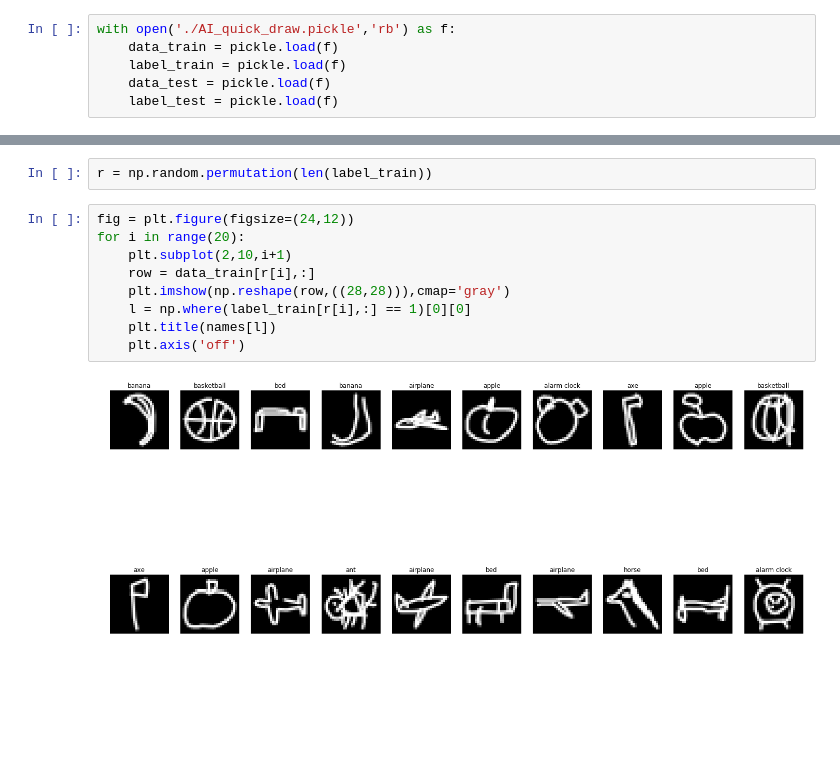
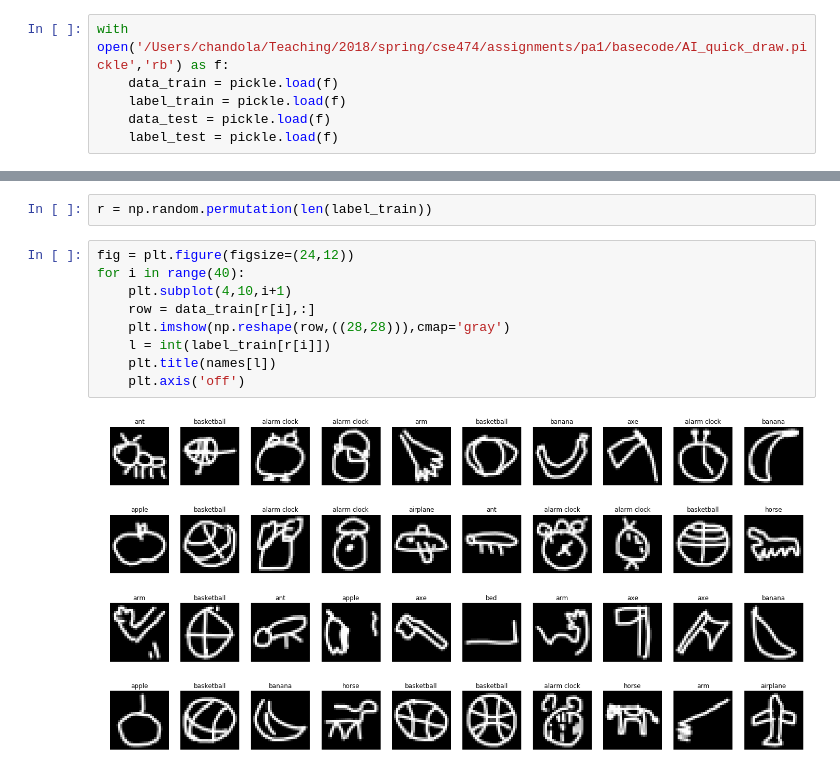
Before and after one commit to ubdsgroup/mlcourse-ub-notebooks, a Jupyter notebook: notebooks/ProgrammingAssignment1.ipynb, the cells around one changed output, grey strips where cells are left out. Cells and saved outputs as stored; diff of their text form; blank space fills up the shorter version.

Commit message:
modified reading image data

```diff
--- a/notebooks/ProgrammingAssignment1.ipynb
+++ b/notebooks/ProgrammingAssignment1.ipynb
@@ -100,7 +100,7 @@ Go here for more information - <a href="https://quickdraw.withgoogle.com/data">h
 # %%
 import pickle
 # %%
-with open('./AI_quick_draw.pickle','rb') as f:
+with open('/Users/chandola/Teaching/2018/spring/cse474/assignments/pa1/basecode/AI_quick_draw.pickle','rb') as f:
     data_train = pickle.load(f)
     label_train = pickle.load(f)
     data_test = pickle.load(f)
@@ -111,12 +111,12 @@ names = ['apple', 'airplane', 'basketball', 'axe', 'banana', 'horse', 'arm', 'al
 r = np.random.permutation(len(label_train))
 # %%
 fig = plt.figure(figsize=(24,12))
-for i in range(20):
-    plt.subplot(2,10,i+1)
+for i in range(40):
+    plt.subplot(4,10,i+1)
     row = data_train[r[i],:]
     plt.imshow(np.reshape(row,((28,28))),cmap='gray')
-    l = np.where(label_train[r[i],:] == 1)[0][0]
+    l = int(label_train[r[i]])
     plt.title(names[l])
     plt.axis('off')
 # %% [output]
-[figure, old version]
+[figure, new version]
```
